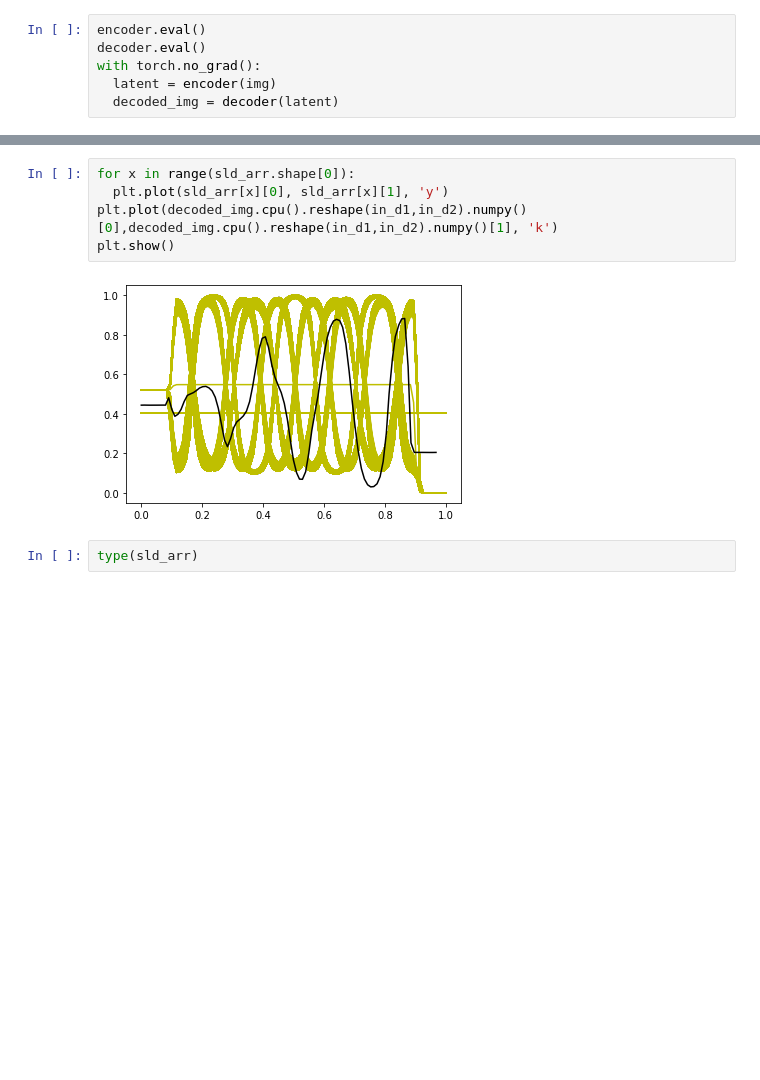
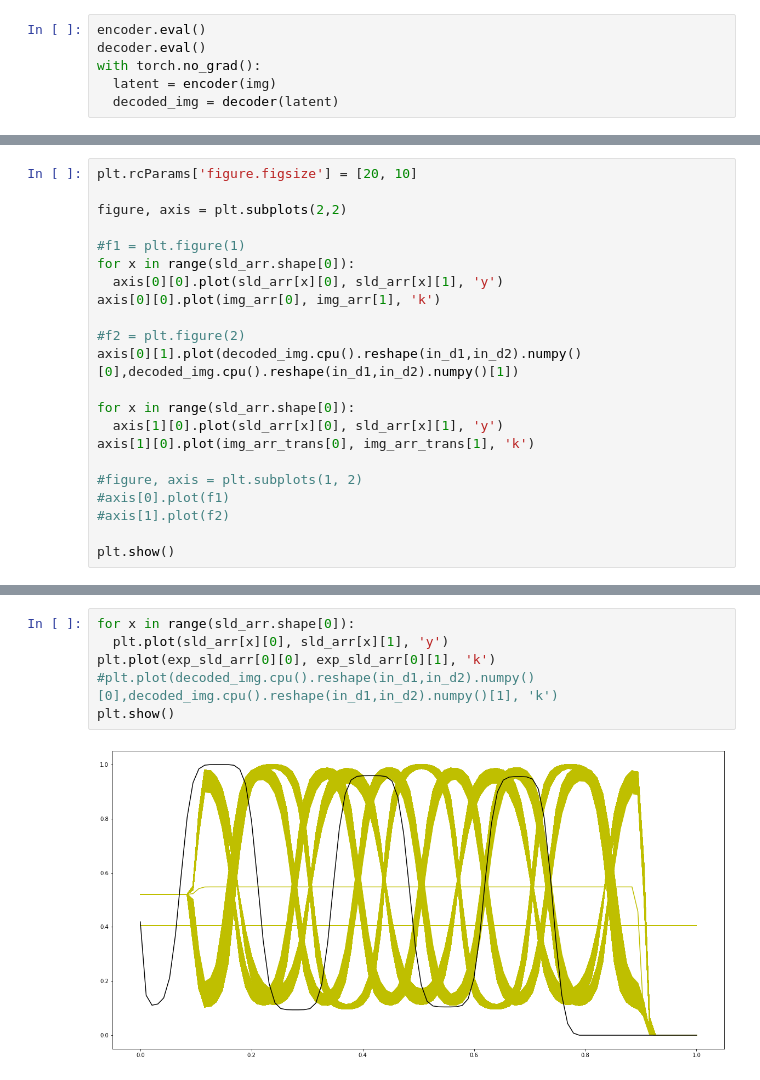
Before and after one commit to MikJak75/Neutron_Reflect, a Jupyter notebook: nr_v12.ipynb, the cells around one changed output, grey strips where cells are left out. Saved outputs shown, nothing was run; the diff lists cells and outputs as text; blank space fills up the shorter version.

```diff
--- a/nr_v12.ipynb
+++ b/nr_v12.ipynb
@@ -677,0 +720,22 @@ plt.plot(decoded_img.cpu().reshape(in_d1,in_d2).numpy()[0],decoded_img.cpu().res
+# %%
+plt.rcParams['figure.figsize'] = [20, 10]
+
+figure, axis = plt.subplots(2,2)
+
+#f1 = plt.figure(1)
+for x in range(sld_arr.shape[0]):
+  axis[0][0].plot(sld_arr[x][0], sld_arr[x][1], 'y')
+axis[0][0].plot(img_arr[0], img_arr[1], 'k')
+
+#f2 = plt.figure(2)
+axis[0][1].plot(decoded_img.cpu().reshape(in_d1,in_d2).numpy()[0],decoded_img.cpu().reshape(in_d1,in_d2).numpy()[1])
+
+for x in range(sld_arr.shape[0]):
+  axis[1][0].plot(sld_arr[x][0], sld_arr[x][1], 'y')
+axis[1][0].plot(img_arr_trans[0], img_arr_trans[1], 'k')
+
+#figure, axis = plt.subplots(1, 2)
+#axis[0].plot(f1)
+#axis[1].plot(f2)
+
+plt.show()
@@ -678,9 +744,8 @@ plt.plot(decoded_img.cpu().reshape(in_d1,in_d2).numpy()[0],decoded_img.cpu().res
 # %%
 for x in range(sld_arr.shape[0]):
   plt.plot(sld_arr[x][0], sld_arr[x][1], 'y')
-plt.plot(decoded_img.cpu().reshape(in_d1,in_d2).numpy()[0],decoded_img.cpu().reshape(in_d1,in_d2).numpy()[1], 'k')
+plt.plot(exp_sld_arr[0][0], exp_sld_arr[0][1], 'k')
+#plt.plot(decoded_img.cpu().reshape(in_d1,in_d2).numpy()[0],decoded_img.cpu().reshape(in_d1,in_d2).numpy()[1], 'k')
 plt.show()
 # %% [output]
-[figure, old version]
+[figure, new version]
-# %%
-type(sld_arr)
```
Also changed, not shown: parts of 21 cells of this notebook.
